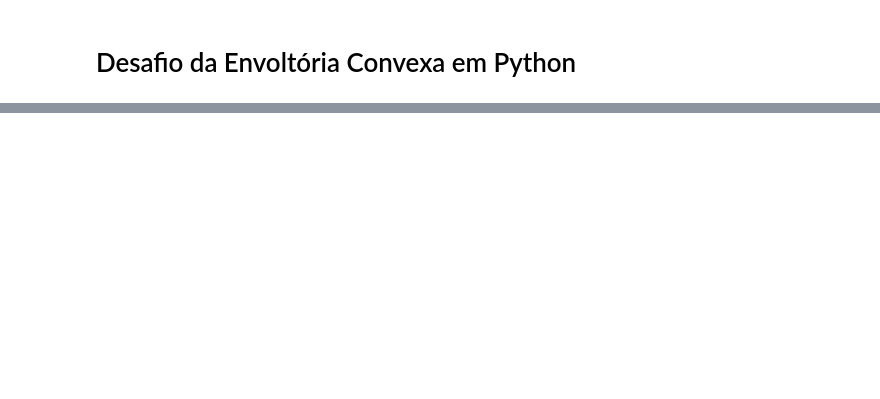
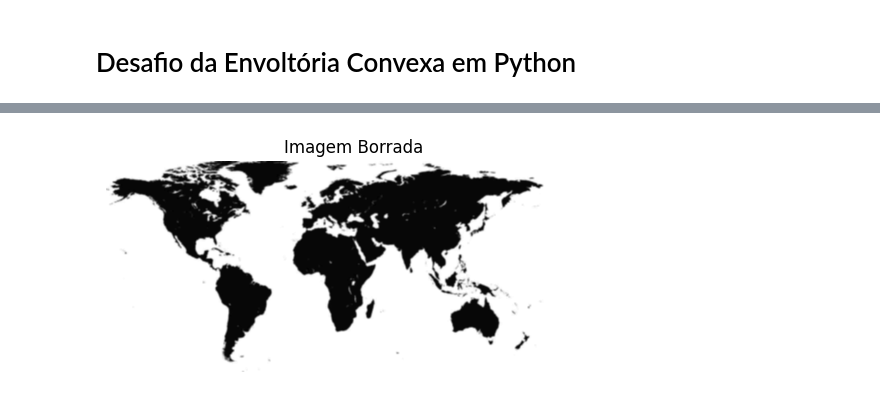
Before and after one commit to Danielcmc100/Envolt-ria-Convexa, a Jupyter notebook: Desafio_Envoltoria_Convexa.ipynb, the cells around one changed output, grey strips where cells are left out. Cells and saved outputs as stored; diff of their text form; code cells hidden in the pictures; blank space fills up the shorter version.

```diff
--- a/Desafio_Envoltoria_Convexa.ipynb
+++ b/Desafio_Envoltoria_Convexa.ipynb
@@ -37,6 +38,12 @@ plt.show()
 # %%
 # Aplicação de um desfoque (blur) na imagem para remover ruído
 # [INSIRA O SEU BLOCO DE CÓDIGO AQUI]
+blurred_img = cv2.blur(gray_img, (5, 5))
 
 # Exiba a imagem após a aplicação do desfoque
-# [INSIRA O SEU BLOCO DE CÓDIGO AQUI]
+plt.imshow(blurred_img, cmap='gray')
+plt.title('Imagem Borrada')
+plt.axis('off')
+plt.show()
+# %% [output]
+[figure, added]
```
Also changed, not shown: parts of 4 cells of this notebook.
